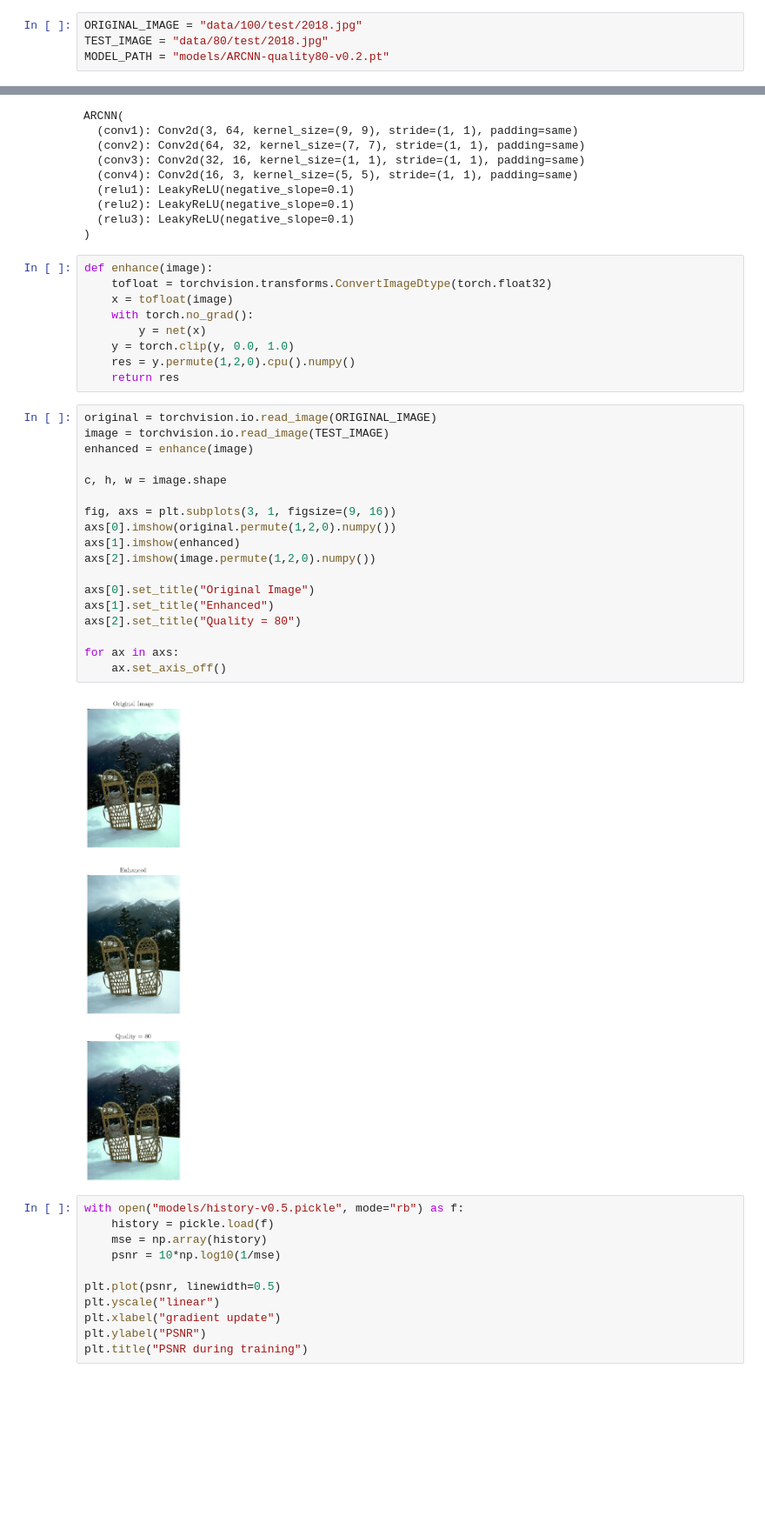
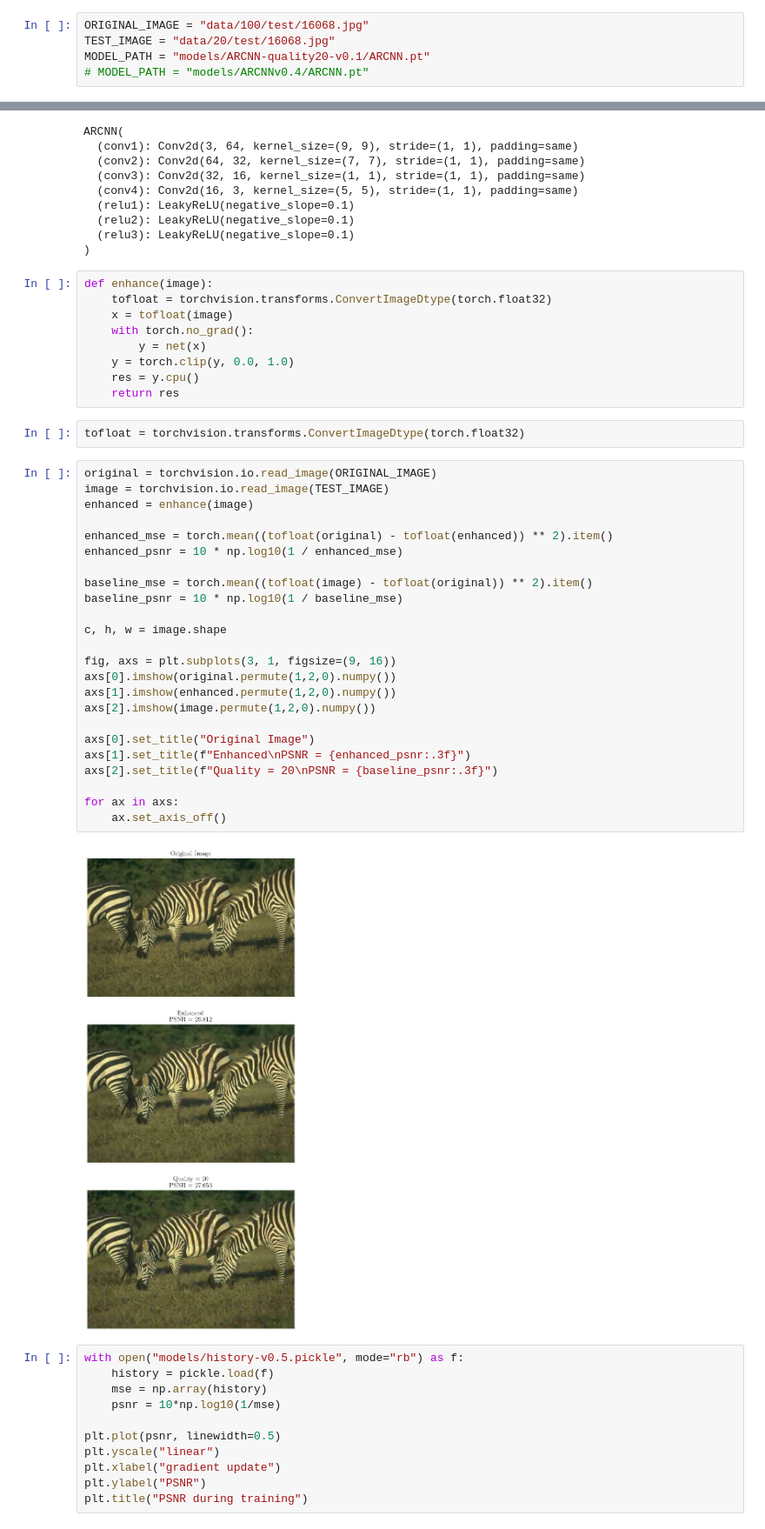
Before and after one commit to xeparc/jpeg-deblock, a Jupyter notebook: demo-arcnn.ipynb, the cells around one changed output, grey strips where cells are left out. Shown at 87% size. Saved outputs shown, nothing was run; the diff lists cells and outputs as text; blank space fills up the shorter version.

Commit message:
Demo with quality=20

```diff
--- a/demo-arcnn.ipynb
+++ b/demo-arcnn.ipynb
@@ -16,9 +16,10 @@ set_matplotlib_formats("retina")
 mpl.rcParams["text.usetex"] = True
 mpl.rcParams["font.family"] = "serif"
 # %%
-ORIGINAL_IMAGE = "data/100/test/2018.jpg"
-TEST_IMAGE = "data/80/test/2018.jpg"
-MODEL_PATH = "models/ARCNN-quality80-v0.2.pt"
+ORIGINAL_IMAGE = "data/100/test/16068.jpg"
+TEST_IMAGE = "data/20/test/16068.jpg"
+MODEL_PATH = "models/ARCNN-quality20-v0.1/ARCNN.pt"
+# MODEL_PATH = "models/ARCNNv0.4/ARCNN.pt"
 # %%
 net = ARCNN()
 net.load_state_dict(torch.load(MODEL_PATH, map_location="cpu"))
@@ -40,28 +41,36 @@ def enhance(image):
     with torch.no_grad():
         y = net(x)
     y = torch.clip(y, 0.0, 1.0)
-    res = y.permute(1,2,0).cpu().numpy()
+    res = y.cpu()
     return res
+# %%
+tofloat = torchvision.transforms.ConvertImageDtype(torch.float32)
 # %%
 original = torchvision.io.read_image(ORIGINAL_IMAGE)
 image = torchvision.io.read_image(TEST_IMAGE)
 enhanced = enhance(image)
 
+enhanced_mse = torch.mean((tofloat(original) - tofloat(enhanced)) ** 2).item()
+enhanced_psnr = 10 * np.log10(1 / enhanced_mse)
+
+baseline_mse = torch.mean((tofloat(image) - tofloat(original)) ** 2).item()
+baseline_psnr = 10 * np.log10(1 / baseline_mse)
+
 c, h, w = image.shape
 
 fig, axs = plt.subplots(3, 1, figsize=(9, 16))
 axs[0].imshow(original.permute(1,2,0).numpy())
-axs[1].imshow(enhanced)
+axs[1].imshow(enhanced.permute(1,2,0).numpy())
 axs[2].imshow(image.permute(1,2,0).numpy())
 
 axs[0].set_title("Original Image")
-axs[1].set_title("Enhanced")
-axs[2].set_title("Quality = 80")
+axs[1].set_title(f"Enhanced\nPSNR = {enhanced_psnr:.3f}")
+axs[2].set_title(f"Quality = 20\nPSNR = {baseline_psnr:.3f}")
 
 for ax in axs:
     ax.set_axis_off()
 # %% [output]
-[figure, old version]
+[figure, new version]
 # %%
 with open("models/history-v0.5.pickle", mode="rb") as f:
     history = pickle.load(f)
```
